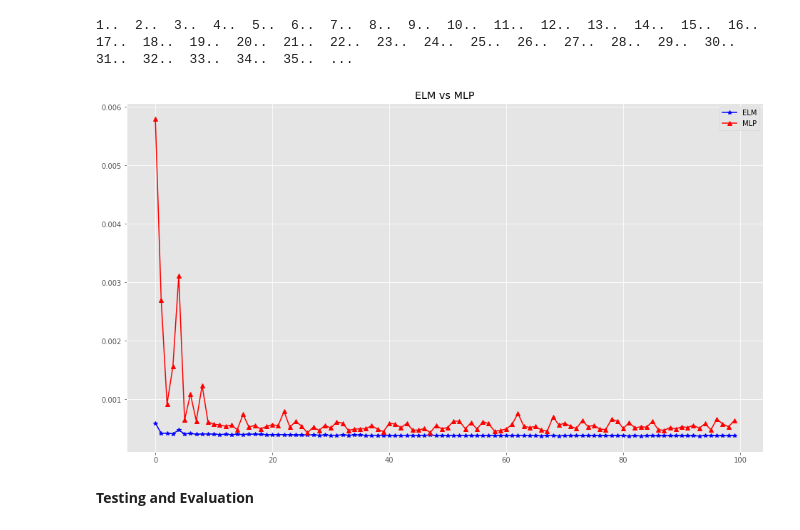
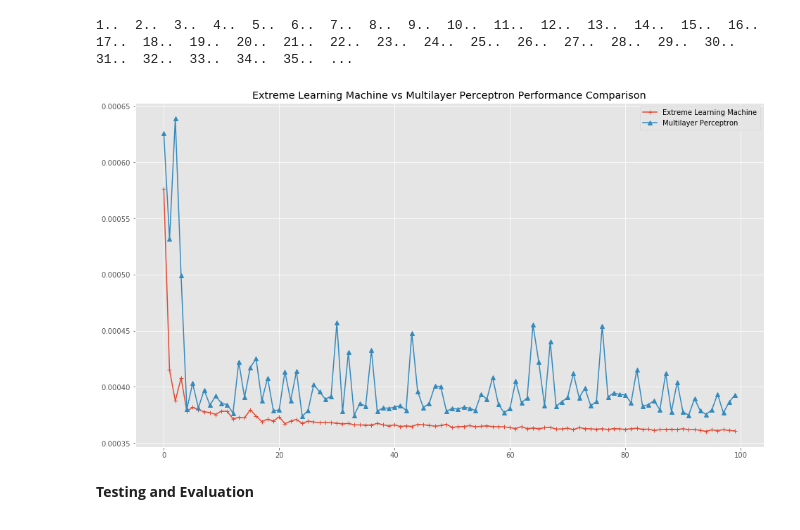
Before and after one commit to naiiytom/elm_and_mlp, a Jupyter notebook: ELM_vs_MLP.ipynb, the cells around one changed output. Saved outputs shown, nothing was run; the diff lists cells and outputs as text; code cells hidden in the pictures.

```diff
--- a/ELM_vs_MLP.ipynb
+++ b/ELM_vs_MLP.ipynb
@@ -87,8 +123,18 @@ availa_div = 365
+# %%
+price_div = df.price.max()
+min_nights_div = df.minimum_nights.max()
+n_review_div = df.number_of_reviews.max()
+review_pm_div = df.reviews_per_month.max()
+calcu_div = df.calculated_host_listings_count.max()
+availa_div = df.availability_365.max()
 # %% [markdown]
 **Regularize and Normalize Data**
 # %%
 df.price = df.price / price_div
+df.minimum_nights = df.minimum_nights / min_nights_div
 df.number_of_reviews = df.number_of_reviews / n_review_div
+df.reviews_per_month = df.reviews_per_month / review_pm_div
+df.calculated_host_listings_count = df.calculated_host_listings_count / calcu_div
 df.availability_365 = df.availability_365 / availa_div
 # %% [markdown]
 **Data Preparation**
@@ -127,15 +173,15 @@ elm_mse, mlp_mse = misc.train_both(X_train, y_train, 100)
 1..  2..  3..  4..  5..  6..  7..  8..  9..  10..  11..  12..  13..  14..  15..  16..  17..  18..  19..  20..  21..  22..  23..  24..  25..  26..  27..  28..  29..  30..  31..  32..  33..  34..  35..  ...
 # %%
 plt.figure(figsize=(16, 9))
-plt.title("ELM vs MLP")
-plt.plot(elm_mse, 'b*-', label='ELM')
-plt.plot(mlp_mse, 'r^-', label='MLP')
+plt.title("Extreme Learning Machine vs Multilayer Perceptron Performance Comparison")
+plt.plot(elm_mse, '+-', label='Extreme Learning Machine')
+plt.plot(mlp_mse, '^-', label='Multilayer Perceptron')
 plt.legend()
 #plt.yscale('log')
-plt.savefig('./data/output.png')
+plt.savefig('./data/comparison_output.png')
 plt.show()
 # %% [output]
-[figure, old version]
+[figure, new version]
 # %% [markdown]
 **Testing and Evaluation**
 # %%
```
Also changed, not shown: parts of 9 cells of this notebook, 9 other files.
